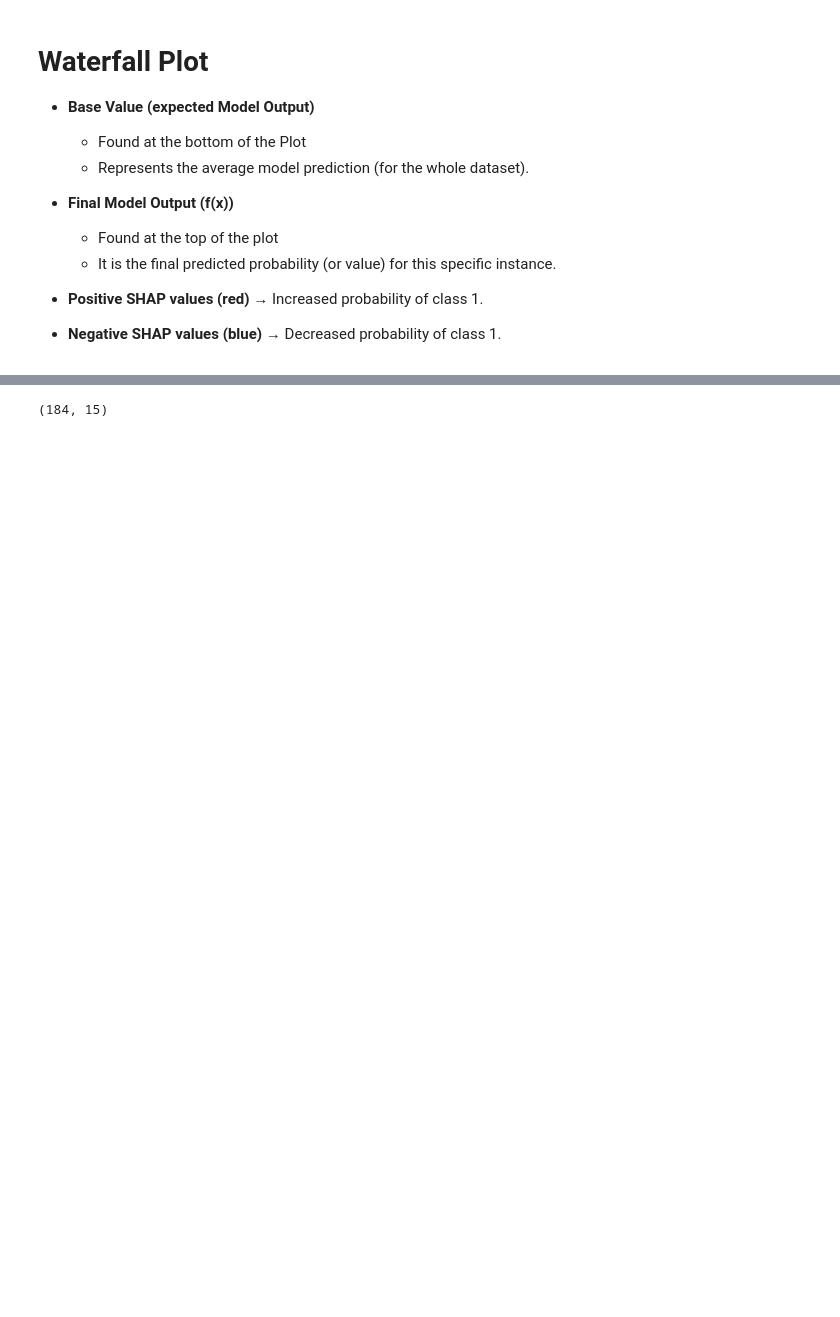
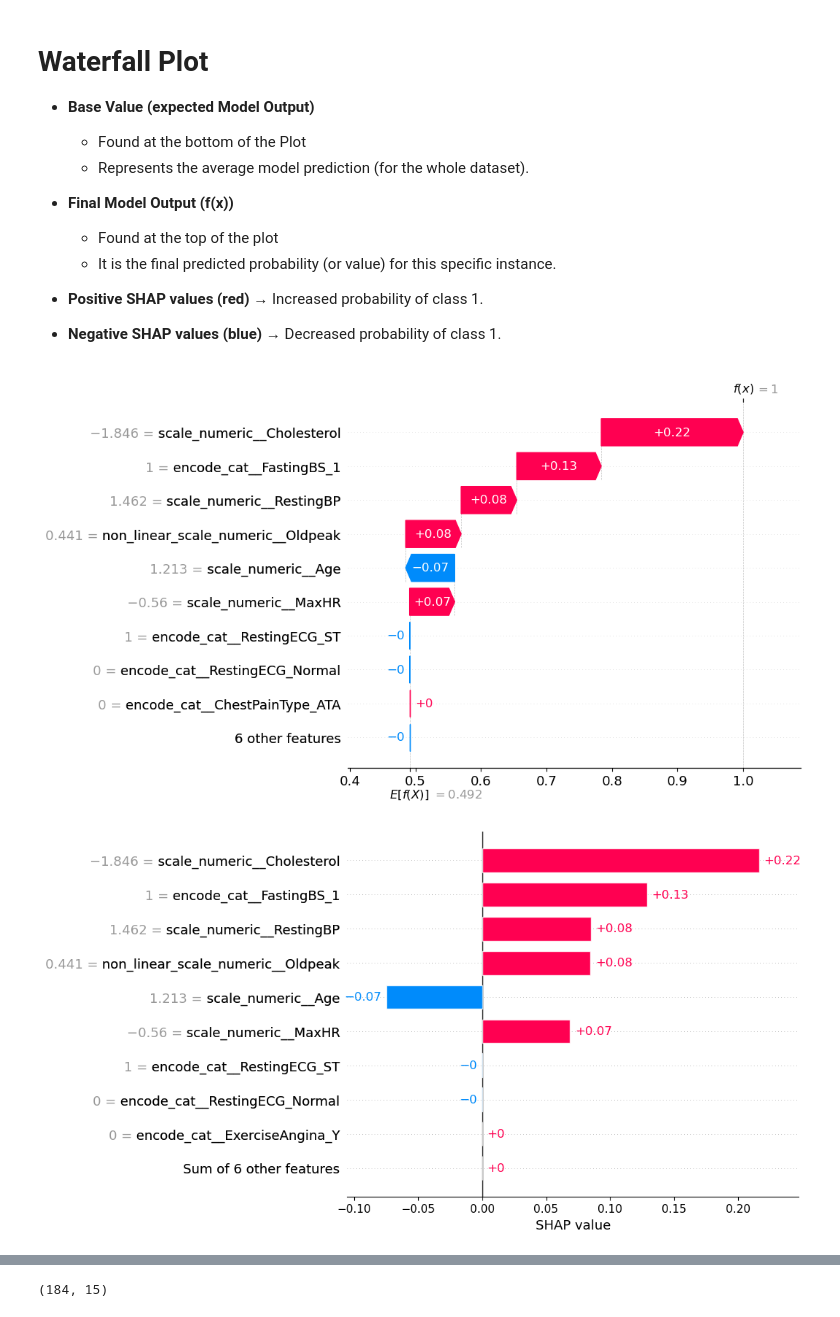
Before and after one commit to midorikawaguti/Heart_Failure_Prediction_Team_0, a Jupyter notebook: models/machine_learning_pipeline.ipynb, the cells around one changed output, grey strips where cells are left out. Cells and saved outputs as stored; diff of their text form; code cells hidden in the pictures; blank space fills up the shorter version.

```diff
--- a/models/machine_learning_pipeline.ipynb
+++ b/models/machine_learning_pipeline.ipynb
@@ -935,3 +925,9 @@ X_test_transformed_df
 
 + **Positive SHAP values (red)**  → Increased probability of class 1.
 + **Negative SHAP values (blue)**  → Decreased probability of class 1.
+# %%
+shap.plots.waterfall(shap_values[2])
+shap.plots.bar(shap_values[2])
+# %% [output]
+[figure, added]
+[figure, added]
```
Also changed, not shown: parts of 34 cells of this notebook, 2 other files.
